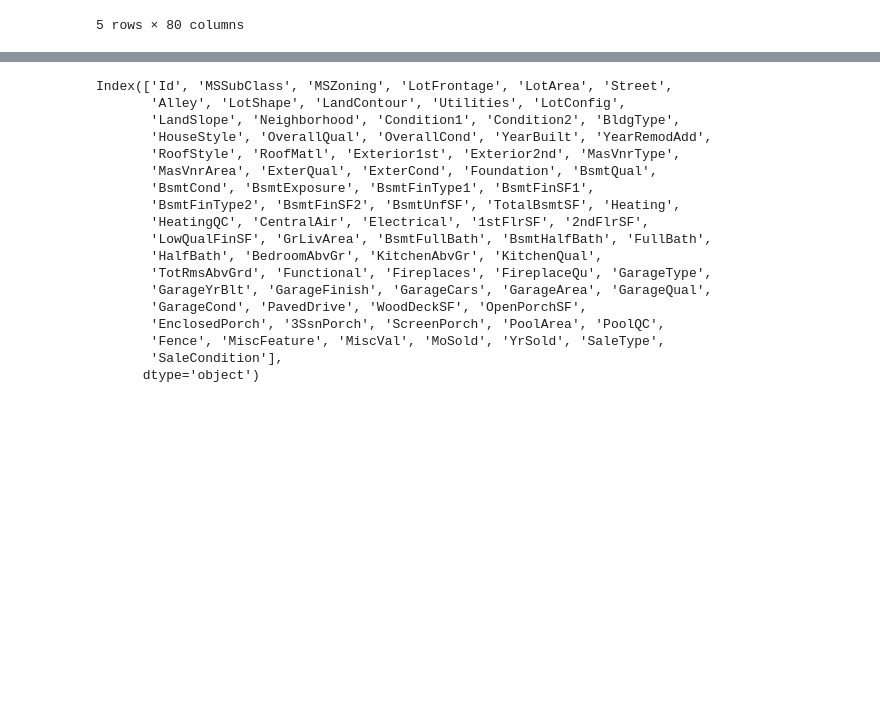
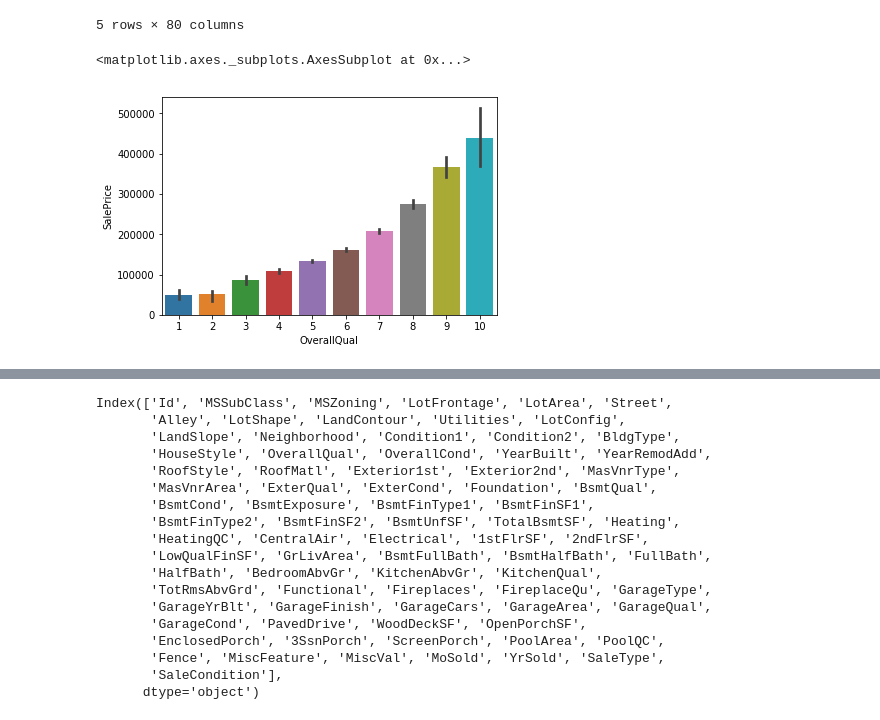
Before and after one commit to kaloyan-iliev/house-prices, a Jupyter notebook: House Prices Kaggle.ipynb, the cells around one changed output, grey strips where cells are left out. Saved outputs shown, nothing was run; the diff lists cells and outputs as text; code cells hidden in the pictures; blank space fills up the shorter version.

```diff
--- a/House Prices Kaggle.ipynb
+++ b/House Prices Kaggle.ipynb
@@ -27,3 +79,8 @@ test_house.head()
 | 3 | 1464 | 60 | RL | 78.0 | 9978 | Pave | NaN | IR1 | Lvl | ... |
 | 4 | 1465 | 120 | RL | 43.0 | 5005 | Pave | NaN | IR1 | HLS | ... |
 5 rows × 80 columns
+# %%
+sns.barplot(train_house.OverallQual,train_house.SalePrice)
+# %% [output]
+<matplotlib.axes._subplots.AxesSubplot at 0x...>
+[figure, added]
```
Also changed, not shown: parts of 15 cells of this notebook.
